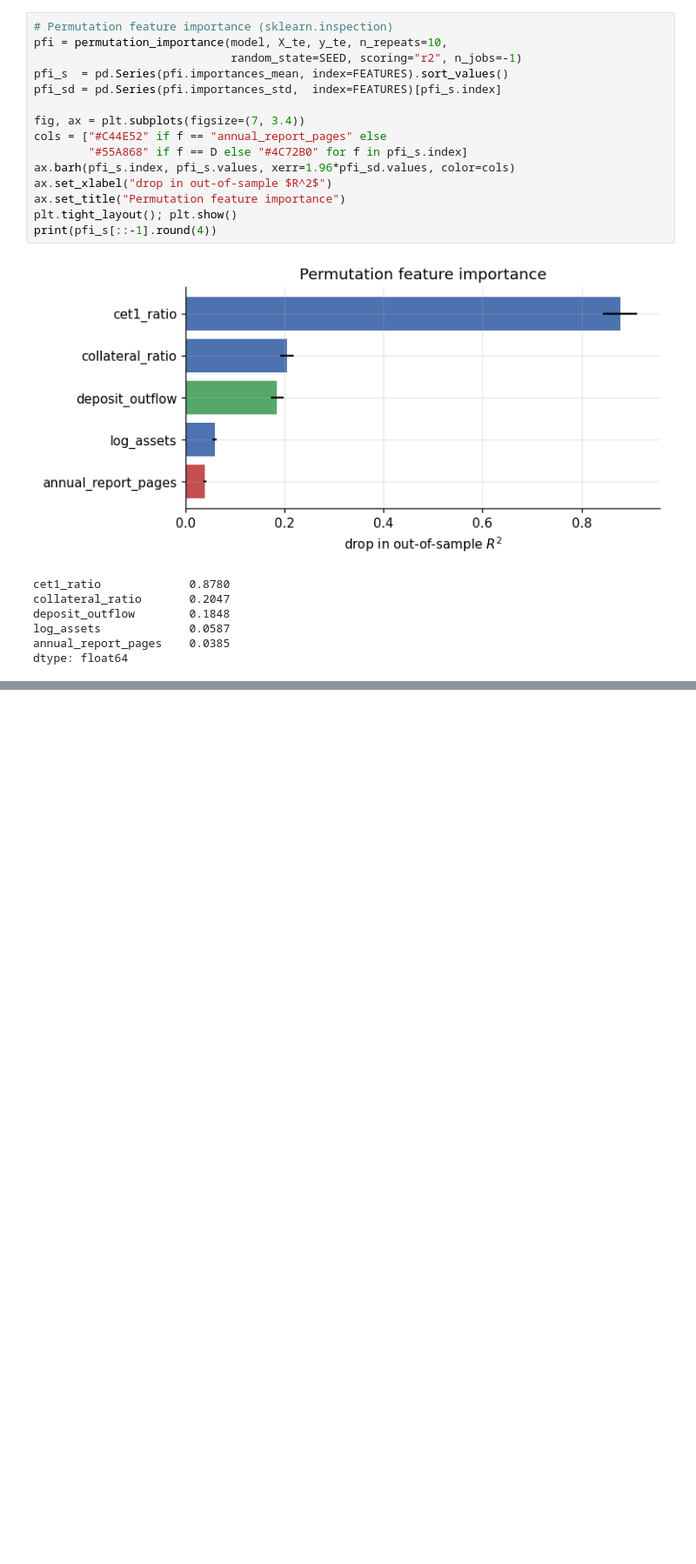
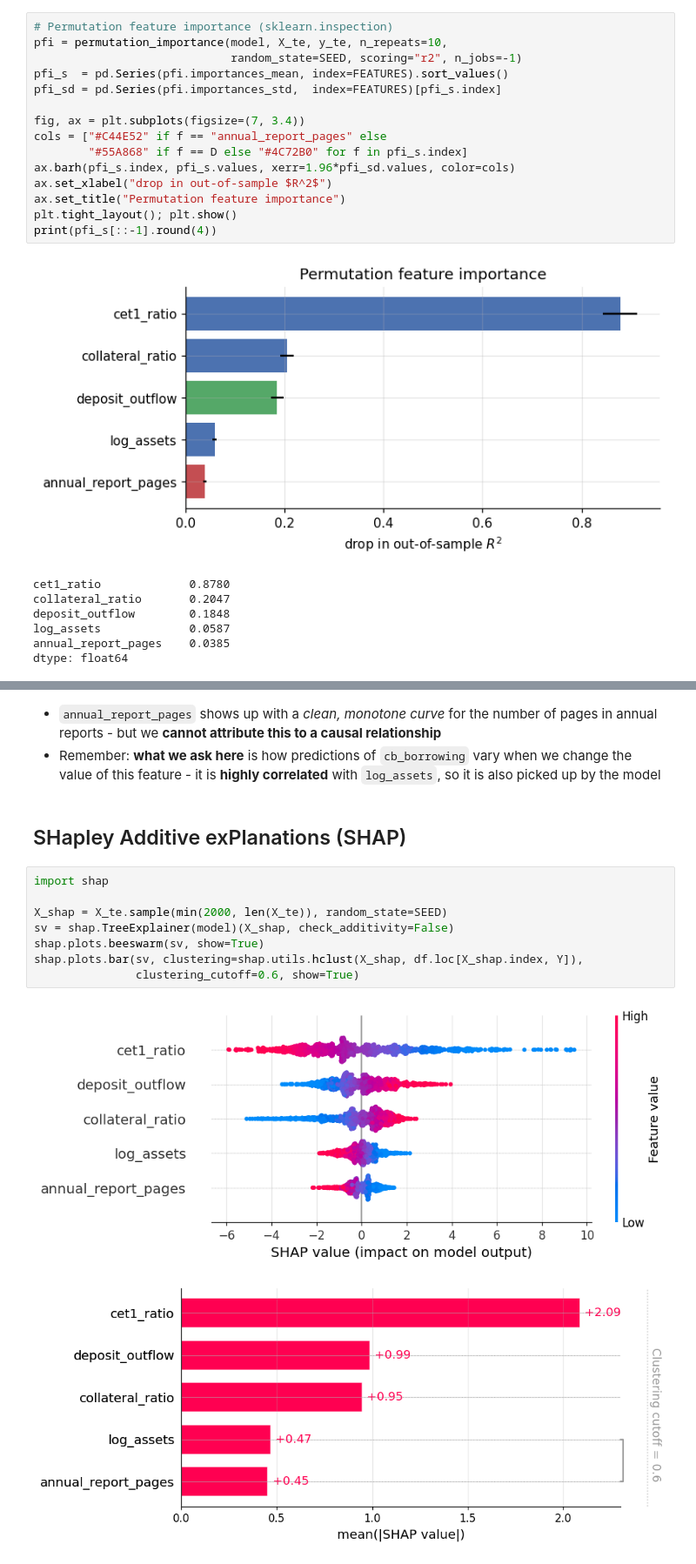
Before and after one commit to MLCoursesBBK/CEMLA_2026, a Jupyter notebook: Causal ML_Explainability.ipynb, the cells around one changed output, grey strips where cells are left out. Shown at 87% size. Cells and saved outputs as stored; diff of their text form; blank space fills up the shorter version.

```diff
--- a/Causal ML_Explainability.ipynb
+++ b/Causal ML_Explainability.ipynb
@@ -925,0 +949,16 @@ TypeError: PDP.__init__() got an unexpected keyword argument 'feature_names'
+# %% [markdown]
+- `annual_report_pages` shows up with a *clean, monotone curve* for the number of pages in annual reports - but we **cannot attribute this to a causal relationship**
+- Remember: **what we ask here** is how predictions of `cb_borrowing` vary when we change the value of this feature - it is **highly correlated** with `log_assets`, so it is also picked up by the model
+# %% [markdown]
+## SHapley Additive exPlanations (SHAP)
+# %%
+import shap
+
+X_shap = X_te.sample(min(2000, len(X_te)), random_state=SEED)
+sv = shap.TreeExplainer(model)(X_shap, check_additivity=False)
+shap.plots.beeswarm(sv, show=True)
+shap.plots.bar(sv, clustering=shap.utils.hclust(X_shap, df.loc[X_shap.index, Y]),
+               clustering_cutoff=0.6, show=True)
+# %% [output]
+[figure, added]
+[figure, added]
```
Also changed, not shown: parts of 23 cells of this notebook.
